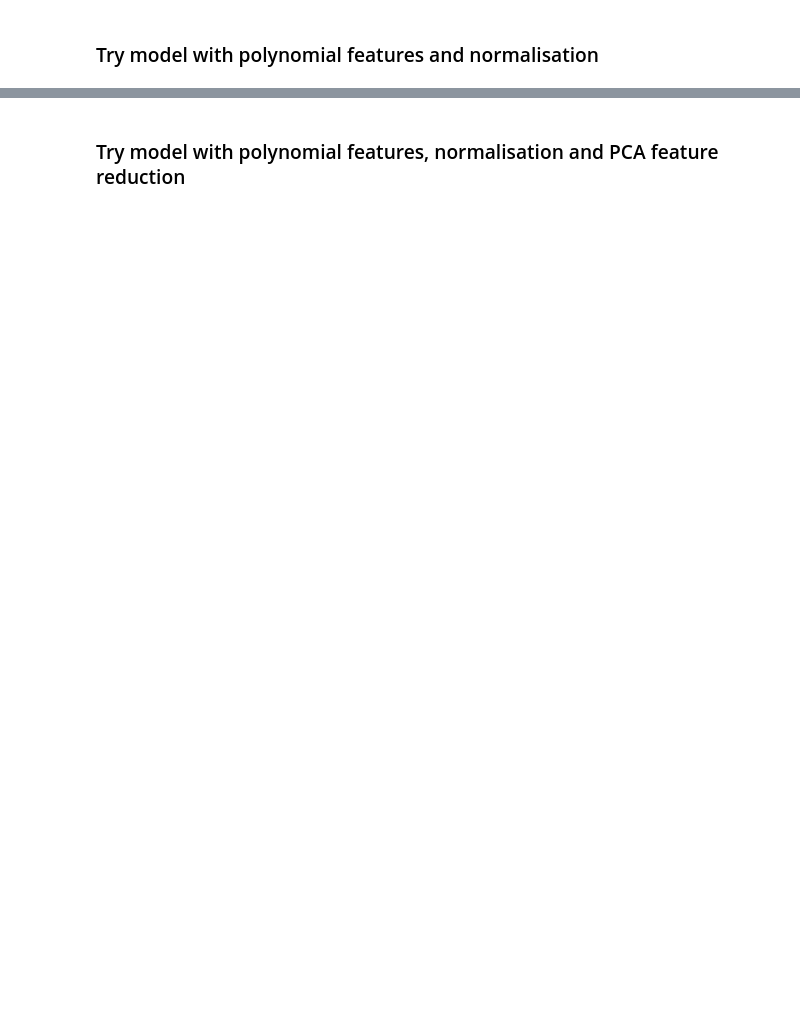
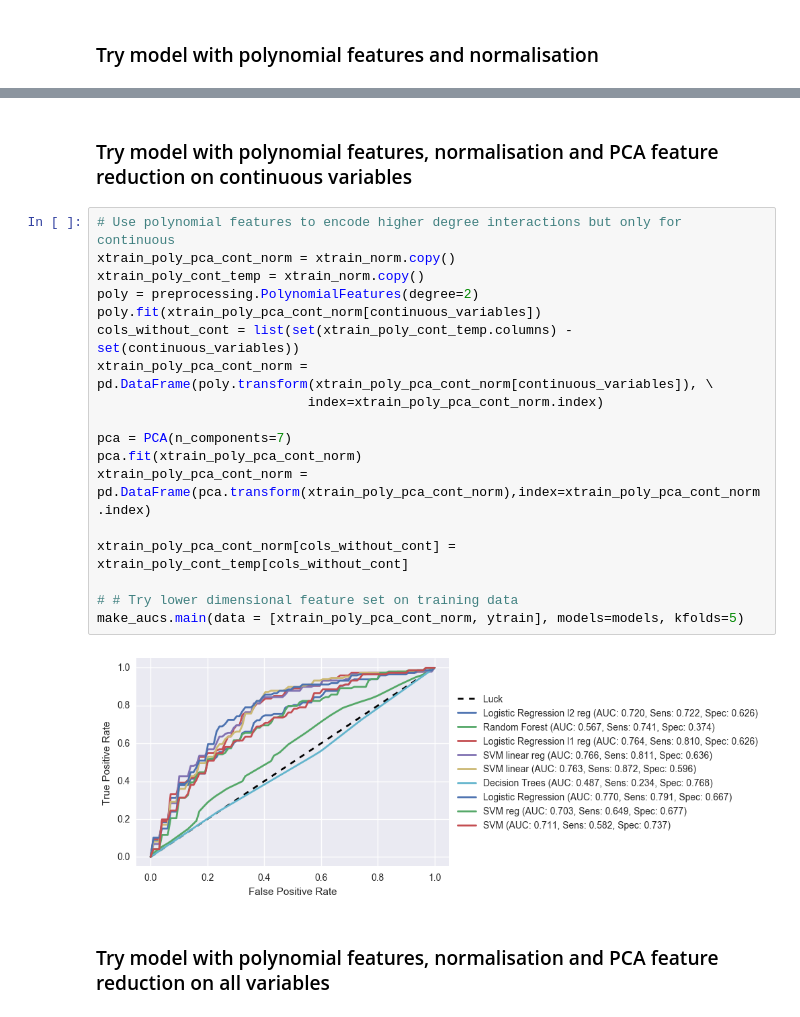
Before and after one commit to Htomlinson14/apnea_dev, a Jupyter notebook: notebooks/Hamish/Train Initial Models.ipynb, the cells around one changed output, grey strips where cells are left out. Drawn from its saved outputs; the diff is of its cells as text; blank space fills up the shorter version.

```diff
--- a/notebooks/Hamish/Train Initial Models.ipynb
+++ b/notebooks/Hamish/Train Initial Models.ipynb
@@ -137,5 +139,27 @@ make_aucs.main(data = [xtrain_poly, ytrain], models=models, kfolds=5)
 # %% [markdown]
-### Try model with polynomial features, normalisation and PCA feature reduction
+### Try model with polynomial features, normalisation and PCA feature reduction on continuous variables
+# %%
+# Use polynomial features to encode higher degree interactions but only for continuous
+xtrain_poly_pca_cont_norm = xtrain_norm.copy()
+xtrain_poly_cont_temp = xtrain_norm.copy()
+poly = preprocessing.PolynomialFeatures(degree=2)
+poly.fit(xtrain_poly_pca_cont_norm[continuous_variables])
+cols_without_cont = list(set(xtrain_poly_cont_temp.columns) - set(continuous_variables))
+xtrain_poly_pca_cont_norm = pd.DataFrame(poly.transform(xtrain_poly_pca_cont_norm[continuous_variables]), \
+                           index=xtrain_poly_pca_cont_norm.index)
+
+pca = PCA(n_components=7)
+pca.fit(xtrain_poly_pca_cont_norm)
+xtrain_poly_pca_cont_norm = pd.DataFrame(pca.transform(xtrain_poly_pca_cont_norm),index=xtrain_poly_pca_cont_norm.index)
+
+xtrain_poly_pca_cont_norm[cols_without_cont] = xtrain_poly_cont_temp[cols_without_cont]
+
+# # Try lower dimensional feature set on training data
+make_aucs.main(data = [xtrain_poly_pca_cont_norm, ytrain], models=models, kfolds=5)
+# %% [output]
+[figure, added]
+# %% [markdown]
+### Try model with polynomial features, normalisation and PCA feature reduction on all variables
 # %%
 # Use PCA to remove feature vectors
 xtrain_poly_pca_norm = xtrain_poly.copy()
```
Also changed, not shown: parts of 9 cells of this notebook.
